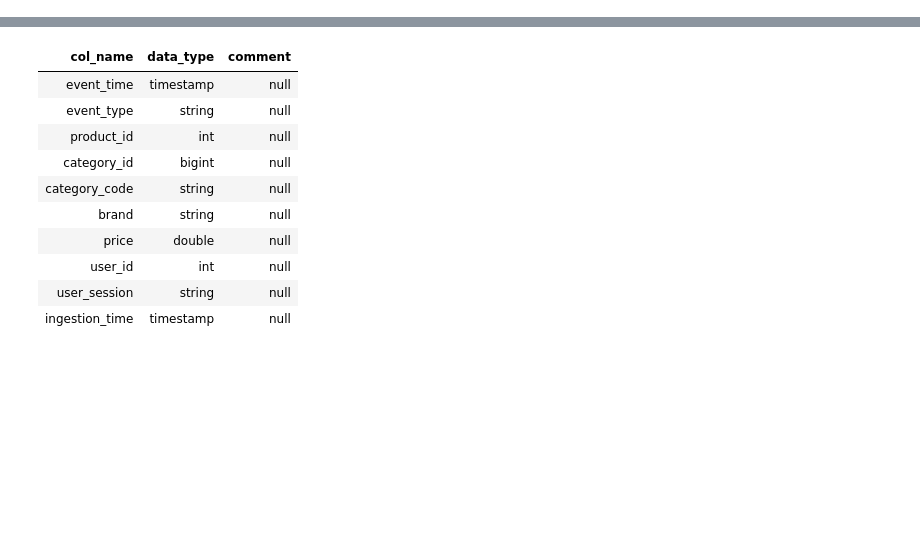
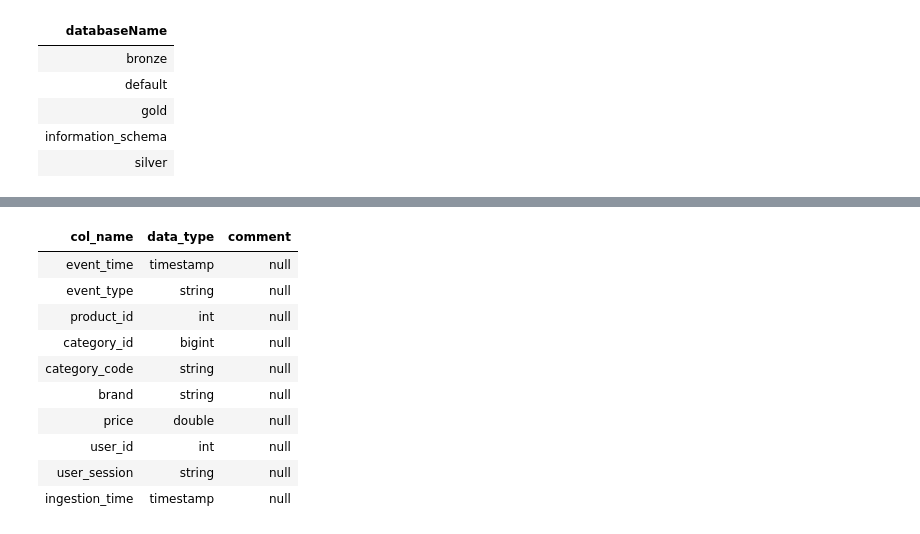
Before and after one commit to Geniyk/Databricks, a Jupyter notebook: Day_14/Day_14_AI_Powered_Analytics_Genie_Mosaic AI.ipynb, the cells around one changed output, grey strips where cells are left out. Saved outputs shown, nothing was run; the diff lists cells and outputs as text; code cells hidden in the pictures; blank space fills up the shorter version.

```diff
--- a/Day_14/Day_14_AI_Powered_Analytics_Genie_Mosaic AI.ipynb
+++ b/Day_14/Day_14_AI_Powered_Analytics_Genie_Mosaic AI.ipynb
@@ -0,0 +43,10 @@
+# %%
+%sql
+SHOW SCHEMAS;
+# %% [output]
+| databaseName |
+| bronze |
+| default |
+| gold |
+| information_schema |
+| silver |
```
Also changed, not shown: parts of 11 cells of this notebook.
